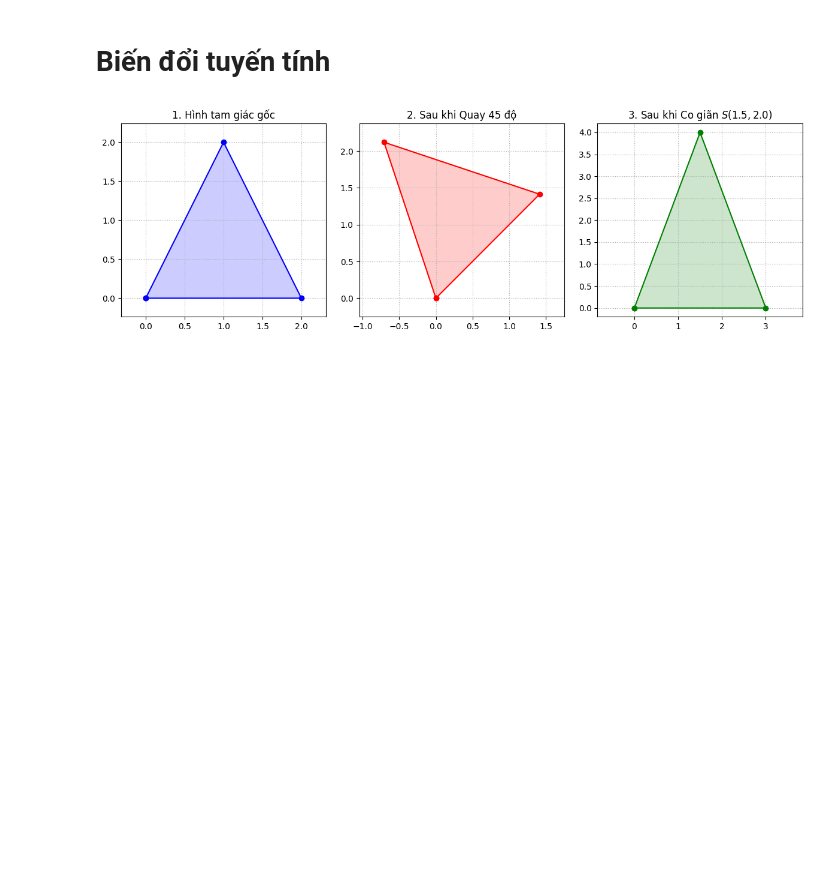
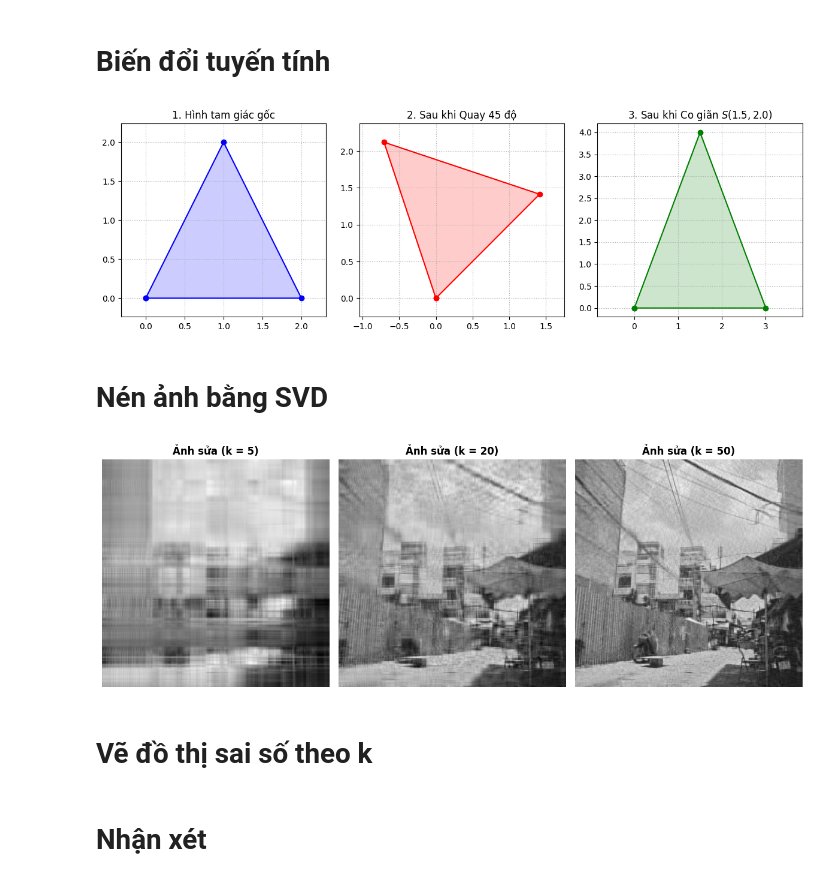
Before and after one commit to DuongGiaBao143/DuongGiaBao, a Jupyter notebook: week01/Week 1.ipynb, the cells around one changed output. Drawn from its saved outputs; the diff is of its cells as text; code cells hidden in the pictures; blank space fills up the shorter version.

```diff
--- a/week01/Week 1.ipynb
+++ b/week01/Week 1.ipynb
@@ -193,3 +193,31 @@ plt.tight_layout()
 plt.show()
 # %% [output]
 [figure]
+# %% [markdown]
+# Nén ảnh bằng SVD
+# %%
+ANH = np.array(Image.open("anh.jpg").convert("L"),dtype=float)
+U, S, Vt = np.linalg.svd(ANH, full_matrices=False)
+
+def reconstruct(k):
+    return (U[:, :k] * S[:k]) @ Vt[:k, :]
+# %%
+fig, axes = plt.subplots(1, 3, figsize=(12, 6))
+
+axes[0].imshow(reconstruct(5), cmap='gray')
+axes[0].set_title("Ảnh sửa (k = 5)", fontsize=12, fontweight='bold')
+axes[0].axis('off')
+
+axes[1].imshow(reconstruct(20), cmap='gray')
+axes[1].set_title("Ảnh sửa (k = 20)", fontsize=12, fontweight='bold')
+axes[1].axis('off')
+
+axes[2].imshow(reconstruct(50), cmap='gray')
+axes[2].set_title("Ảnh sửa (k = 50)", fontsize=12, fontweight='bold')
+axes[2].axis('off')
+plt.tight_layout()
+plt.show()
+# %% [output]
+[figure, added]
+# %% [markdown]
+# Vẽ đồ thị sai số theo k
@@ -195,0 +252,2 @@ plt.show()
+# %% [markdown]
+# Nhận xét
```
Also changed, not shown: parts of 2 cells of this notebook, 1 other file.
